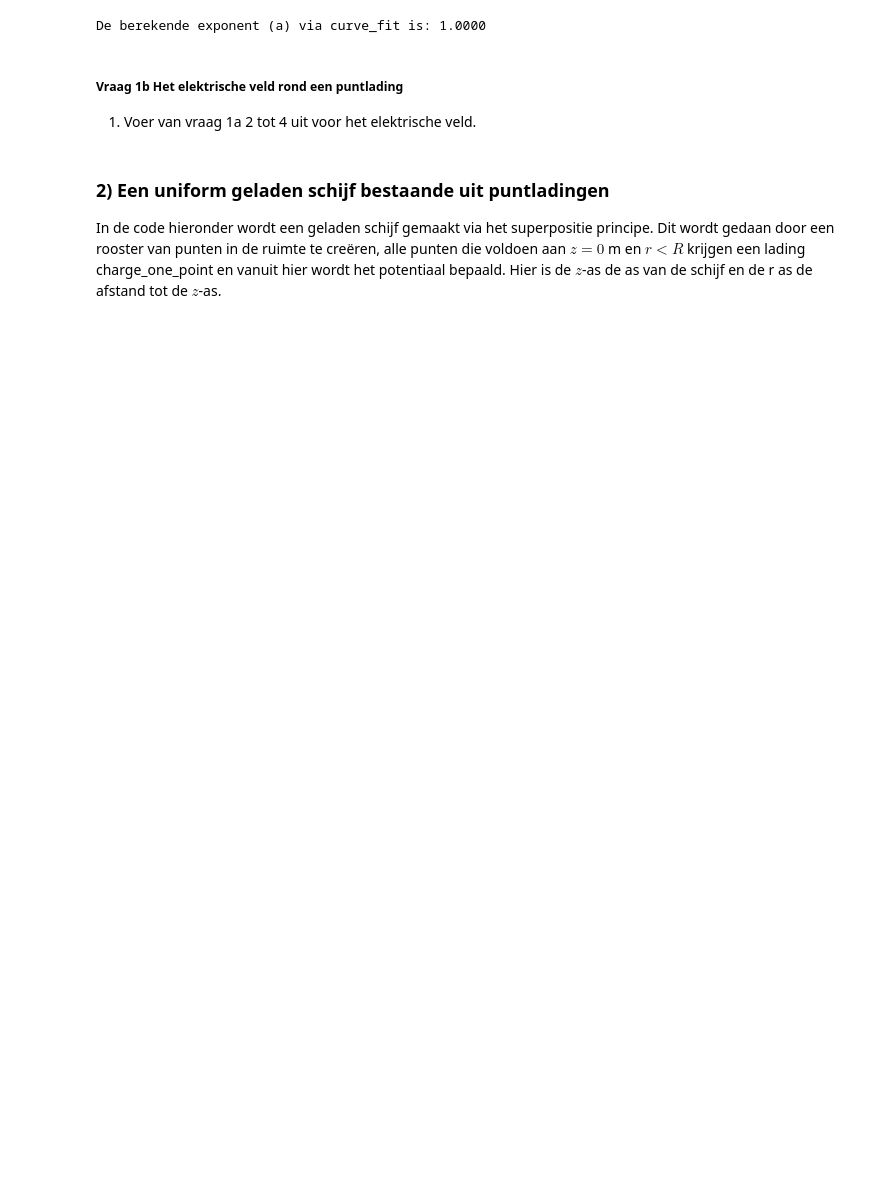
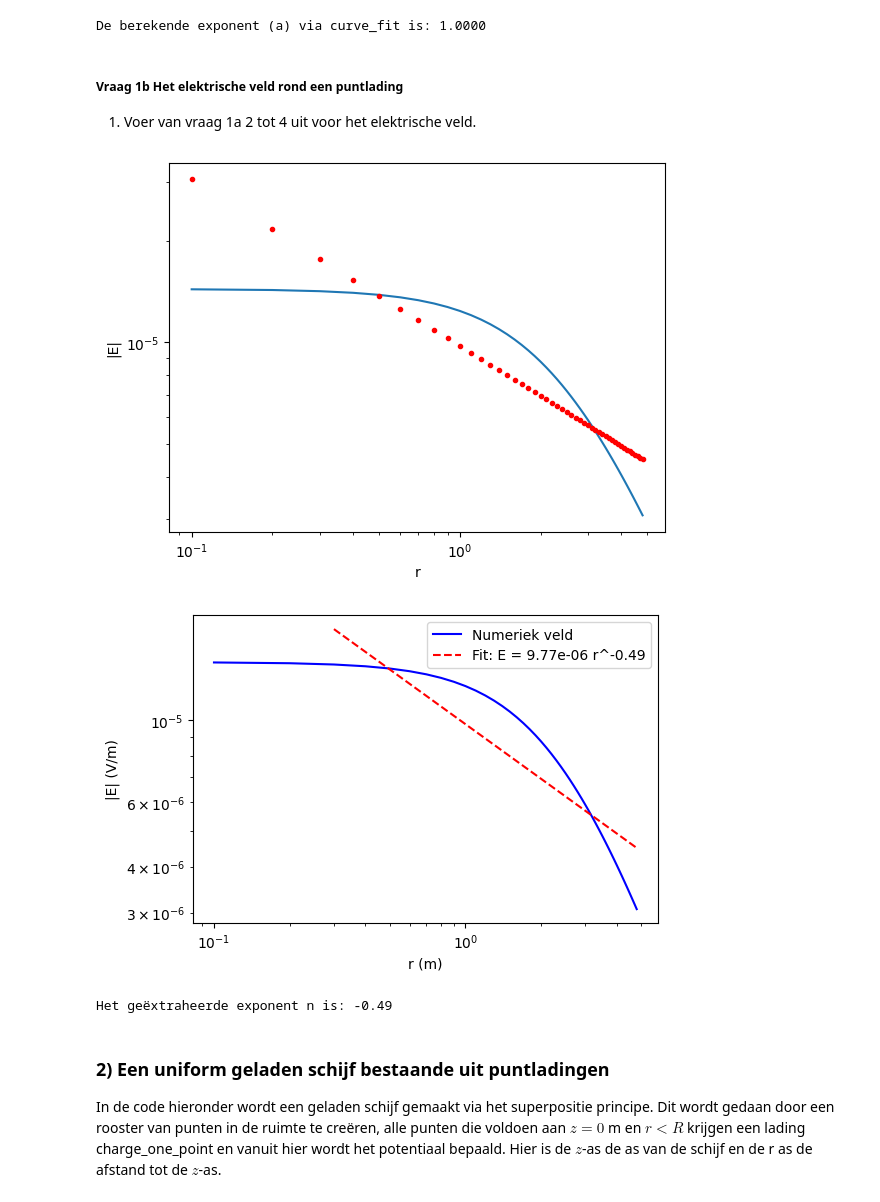
Before and after one commit to jasperbom747-creator/opdrachten-DEF-D-Jasper-Bom, a Jupyter notebook: DigitaleOntwerpopdrachten/1CondensatorOpdracht/CondensatorOntwerpopdracht.ipynb, the cells around one changed output. Cells and saved outputs as stored; diff of their text form; code cells hidden in the pictures; blank space fills up the shorter version.

```diff
--- a/DigitaleOntwerpopdrachten/1CondensatorOpdracht/CondensatorOntwerpopdracht.ipynb
+++ b/DigitaleOntwerpopdrachten/1CondensatorOpdracht/CondensatorOntwerpopdracht.ipynb
@@ -142,9 +141,71 @@ De berekende exponent (a) via curve_fit is: 1.0000
 ##### Vraag 1b Het elektrische veld rond een puntlading
 1. Voer van vraag 1a 2 tot 4 uit voor het elektrische veld.
 # %%
-###
-###Hier jouw code###
-###
+from scipy.optimize import curve_fit
+def E_feld(log_r, log_a, n):
+    return log_a + n * log_r
+
+mid_z = normE.shape[1] // 2
+
+log_r = np.log(r_for_E)
+log_E = np.log(normE[mid_z, :])
+
+popt, pcov = curve_fit(E_feld, log_r, log_E)
+log_a_fit, n_fit = popt
+a_fit = np.exp(log_a_fit)
+
+plt.figure()
+plt.plot(r_for_E, normE[mid_z, :])
+plt.plot(r_for_E,a_fit * r_for_E**n_fit,"r.")
+plt.xlabel("r")
+plt.ylabel("|E|")
+plt.xscale("log")
+plt.yscale("log")
+plt.show()
+
+
+import numpy as np
+import matplotlib.pyplot as plt
+from scipy.optimize import curve_fit
+
+# Gebruik het midden van z voor een 1D profiel
+mid_z = normE.shape[1] // 2
+r_profile = r_for_E
+E_profile = normE[mid_z, :]
+
+# Neem logaritmen
+log_r = np.log(r_profile)
+log_E = np.log(E_profile)
+
+mask = r_profile > 0.2
+r_fit = r_profile[mask]
+E_fit = E_profile[mask]
+
+# Lineair model voor log-log fit
+def linear_model(log_r, log_a, n):
+    return log_a + n*log_r
+
+# Fit
+popt, _ = curve_fit(linear_model, log_r, log_E)
+log_a_fit, n_fit = popt
+a_fit = np.exp(log_a_fit)
+
+# Plot
+plt.figure(figsize=(6,4))
+plt.plot(r_profile, E_profile, 'b-', label='Numeriek veld')
+plt.plot(r_fit, a_fit * r_fit**n_fit, 'r--', label=f'Fit: E = {a_fit:.2e} r^{n_fit:.2f}')
+plt.xscale('log')
+plt.yscale('log')
+plt.xlabel('r (m)')
+plt.ylabel('|E| (V/m)')
+plt.legend()
+plt.show()
+
+print(f"Het geëxtraheerde exponent n is: {n_fit:.2f}")
+# %% [output]
+[figure, added]
+[figure, added]
+Het geëxtraheerde exponent n is: -0.49
 # %% [markdown]
 ### 2) Een uniform geladen schijf bestaande uit puntladingen
 
```
Also changed, not shown: parts of 43 cells of this notebook.
